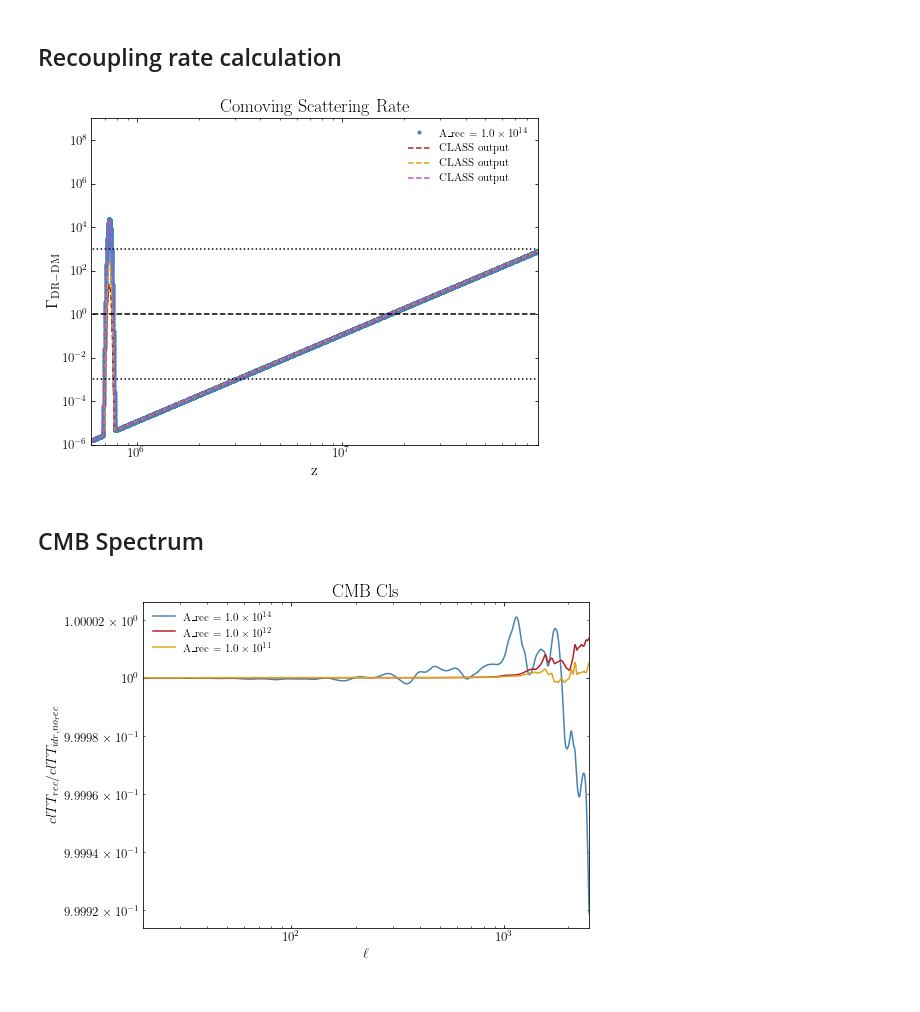
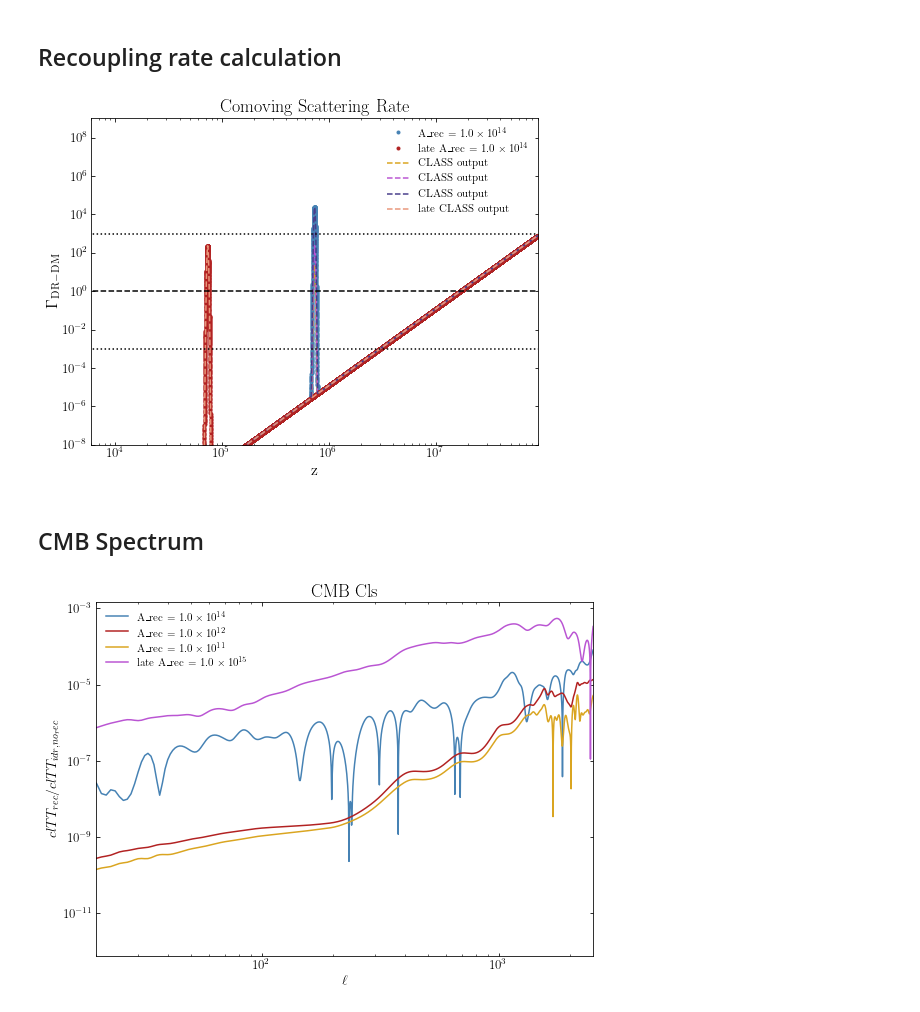
Before and after one commit to NolanSmyth/class_recoupling, a Jupyter notebook: cmb_testing.ipynb, the cells around one changed output. Saved outputs shown, nothing was run; the diff lists cells and outputs as text; code cells hidden in the pictures.

Commit message:
Adding more delta tests

```diff
--- a/cmb_testing.ipynb
+++ b/cmb_testing.ipynb
@@ -87,6 +88,42 @@ with h5py.File(data_file, 'r') as f:
     bkg_zs_no_rec = np.array(f['background']['z'])
     clTT_no_rec = np.array(f['cmb']['tt'])
     ll_no_rec = np.array(f['cmb']['ell'])
+# %%
+#Get data for case with late recoupling
+data_file=h5pydir+'class_testing_late1.00e+15.hdf5'
+with h5py.File(data_file, 'r') as f:
+    tau_data = np.array(f['scalar']['k='+str(k)]['tau [Mpc]'])
+    delta_chi_data = np.array(f['scalar']['k='+str(k)]['delta_idm_dr'])
+    phi_data = np.array(f['scalar']['k='+str(k)]['phi'])
+    theta_dr_data = np.array(f['scalar']['k='+str(k)]['theta_idr'])
+    theta_data = np.array(f['scalar']['k='+str(k)]['theta_idm_dr'])
+
+    delta_chi_late_rec = UnivariateSpline(tau_data, delta_chi_data, **spline_pars)
+    delta_chi_dot_late_rec = delta_chi_late_rec.derivative()
+    phi_late_rec = UnivariateSpline(tau_data, phi_data, **spline_pars)
+    phi_dot_late_rec = phi_late_rec.derivative()
+    theta_dr_late_rec = UnivariateSpline(tau_data, theta_dr_data, **spline_pars)
+
+    theta_chi_late_rec = UnivariateSpline(tau_data, theta_data, **spline_pars)
+    theta_chi_dot_late_rec = theta_chi_late_rec.derivative()
+
+    Pks_late_rec = np.array(f['power_spectrum']['Pk'])
+    kks_late_rec = np.array(f['power_spectrum']['kk'])
+
+    kappa_dot_data_late_rec = np.flip(np.array(f['thermodynamics']['dmu_idm_dr']))
+    z_data_late_rec = np.flip(np.array(f['thermodynamics']['z']))
+    thermo_tau_data = np.flip(np.array(f['thermodynamics']['conf. time [Mpc]']))
+
+    kappa_dot_data = np.flip(np.array(f['thermodynamics']['dmu_idm_dr']))
+    kappa_dot_taus_late_rec = UnivariateSpline(thermo_tau_data, kappa_dot_data, **spline_pars)
+    kappa_dot_zs_late_rec = UnivariateSpline(np.flip(z_data_late_rec), np.flip(kappa_dot_data), **spline_pars)
+    thermo_taus_late_rec = UnivariateSpline(np.flip(z_data_late_rec), np.flip(thermo_tau_data), **spline_pars)
+
+    rho_idr_late_rec = np.array(f['background']['(.)rho_idr'])
+    rho_idm_late_rec = np.array(f['background']['(.)rho_idm_dr'])
+    bkg_zs_late_rec = np.array(f['background']['z'])
+    clTT_late_rec = np.array(f['cmb']['tt'])
+    ll_late_rec = np.array(f['cmb']['ell'])
 # %%
 #Get data for LambdaCDM
 data_file=h5pydir+'class_testing_LambdaCDM.hdf5'
@@ -213,18 +248,23 @@ z_data = np.geomspace(1e-3,1e8,int(1e5))
 # a_idm_dr = 3e5
 
 plt.plot(z_data, my_dmu_idm_dr(z_data, A_recs[-1], T_rec=6e5, sigma_fac=0.01), '.', label='A_rec = {}'.format(scientific_format(A_recs[-1])))
+plt.plot(z_data, my_dmu_idm_dr(z_data, 1e15, T_rec=6e4, sigma_fac=0.01), '.', label='late A_rec = {}'.format(scientific_format(A_recs[-1])))
+
 # plt.plot(z_data, my_dmu_idm_dr(z_data, 0, a_idm_dr = a_idm_dr, T_rec=6e5, sigma_fac=0.01), '.', label='a_idm_dr = {}'.format(scientific_format(a_idm_dr)))
 
 
 for i in range(len(A_recs)):
     plt.plot(z_data, kappa_dot_zs_arr[i](z_data), '--',label='CLASS output')
 
+plt.plot(z_data, kappa_dot_zs_late_rec(z_data), '--',label='late CLASS output')
+
+
 plt.plot([1e-3,1e10], [1,1], 'k--')
 plt.plot([1e-3,1e10], [1e-3,1e-3], 'k:')
 plt.plot([1e-3,1e10], [1e3,1e3], 'k:')
 
-plt.xlim(6e5,9e7)
-plt.ylim(1e-6,1e9)
+plt.xlim(6e3,9e7)
+plt.ylim(1e-8,1e9)
 plt.xscale('log')
 plt.yscale('log')
 plt.xlabel('z', fontsize=16)
@@ -233,23 +273,28 @@ plt.title('Comoving Scattering Rate')
 plt.legend()
 plt.show()
 # %% [output]
-[figure, old version]
+[figure, new version]
 # %% [markdown]
 ## CMB Spectrum
 # %%
 for i, A_rec in reversed(list(enumerate(A_recs))):
-    plt.plot(ll_arr[i][2:], clTT_arr[i][2:]/clTT_no_rec[2:], label='A_rec = ' + scientific_format(A_rec))
+    plt.plot(ll_arr[i][2:], abs(1-clTT_arr[i][2:]/clTT_no_rec[2:]), label='A_rec = ' + scientific_format(A_rec))
+
+plt.plot(ll_late_rec[2:], abs(1-clTT_late_rec[2:]/clTT_no_rec[2:]), label='late A_rec = ' + scientific_format(1e15))
+
 
 plt.xlim(2e1,2.5e3)
 # plt.ylim(1e-6,1e9)
 plt.xscale('log')
 plt.yscale('log')
 plt.xlabel(r'$\ell$')
 plt.ylabel(r'$clTT_{rec}/clTT_{idr, no_rec}$')
 plt.title('CMB Cls')
 plt.legend()
+plt.tight_layout()
+plt.savefig('Figures/cls_rec_norec_late.pdf')
 plt.show()
 # %% [output]
-[figure, old version]
+[figure, new version]
 # %%
 for i, A_rec in reversed(list(enumerate(A_recs))):
```
Also changed, not shown: parts of 5 cells of this notebook, 8 other files.
